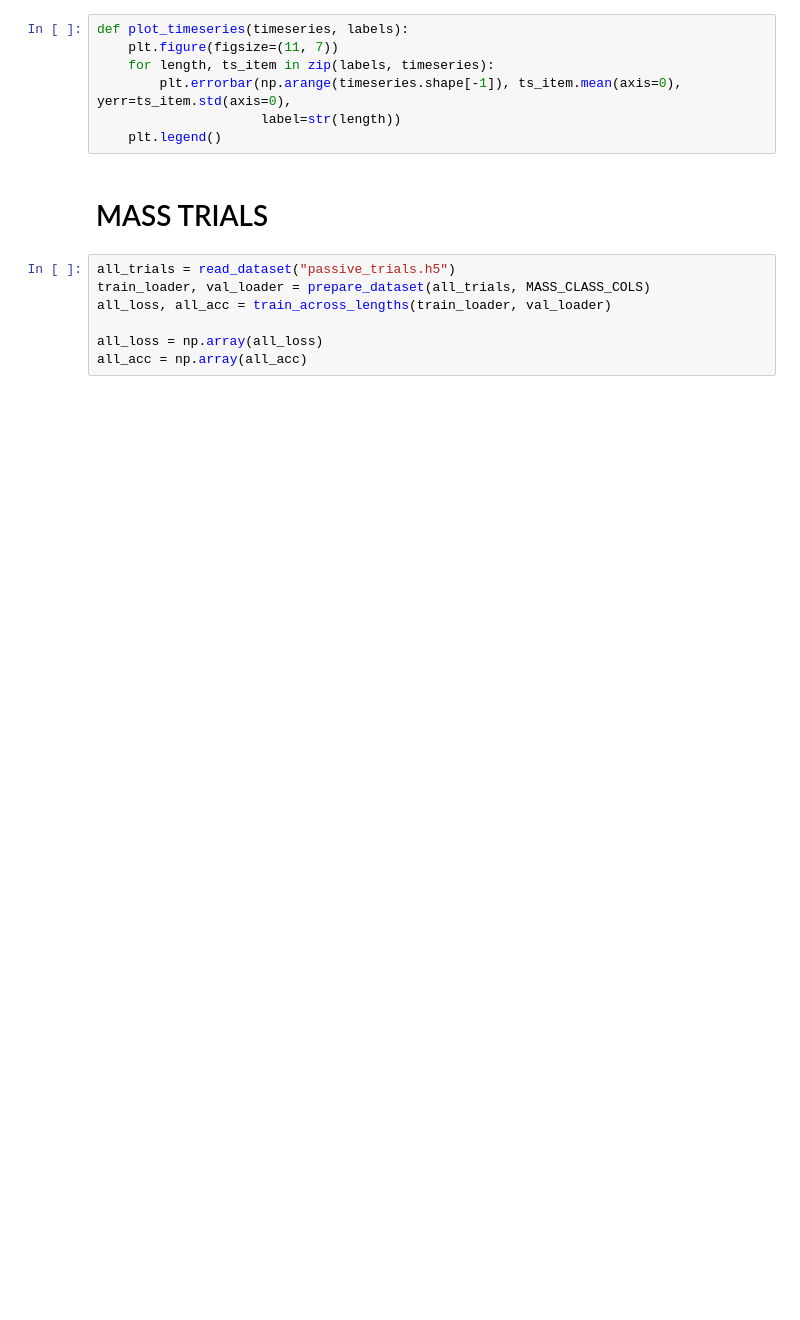
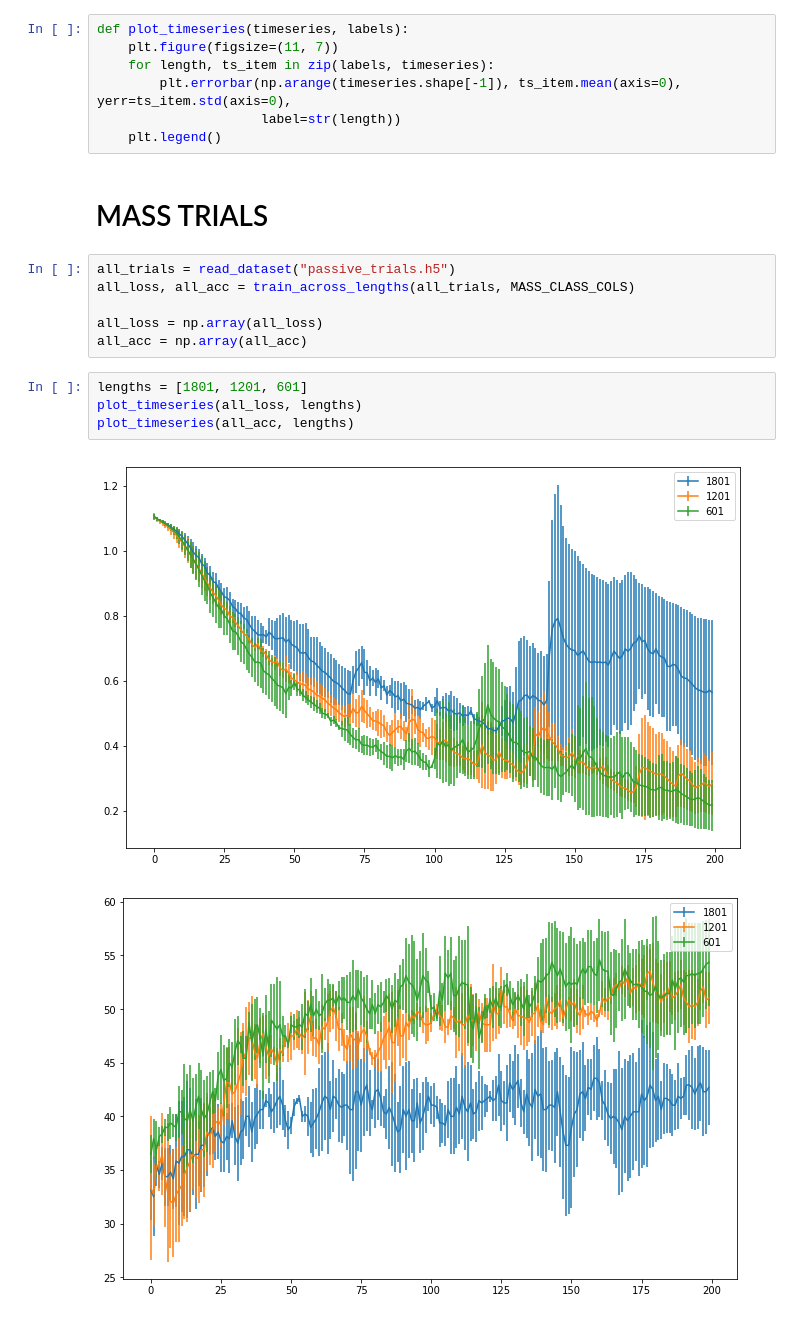
Before and after one commit to iamhectorotero/learning-physical-properties-with-rnns, a Jupyter notebook: 4. Testing the effect of sequence length.ipynb, the cells around one changed output. Drawn from its saved outputs; the diff is of its cells as text; blank space fills up the shorter version.

```diff
--- a/4. Testing the effect of sequence length.ipynb
+++ b/4. Testing the effect of sequence length.ipynb
@@ -142,8 +79,14 @@ def plot_timeseries(timeseries, labels):
 # MASS TRIALS
 # %%
 all_trials = read_dataset("passive_trials.h5")
-train_loader, val_loader = prepare_dataset(all_trials, MASS_CLASS_COLS)
-all_loss, all_acc = train_across_lengths(train_loader, val_loader)
+all_loss, all_acc = train_across_lengths(all_trials, MASS_CLASS_COLS)
 
 all_loss = np.array(all_loss)
 all_acc = np.array(all_acc)
+# %%
+lengths = [1801, 1201, 601]
+plot_timeseries(all_loss, lengths)
+plot_timeseries(all_acc, lengths)
+# %% [output]
+[figure, added]
+[figure, added]
```
Also changed, not shown: parts of 9 cells of this notebook, 3 other files.
